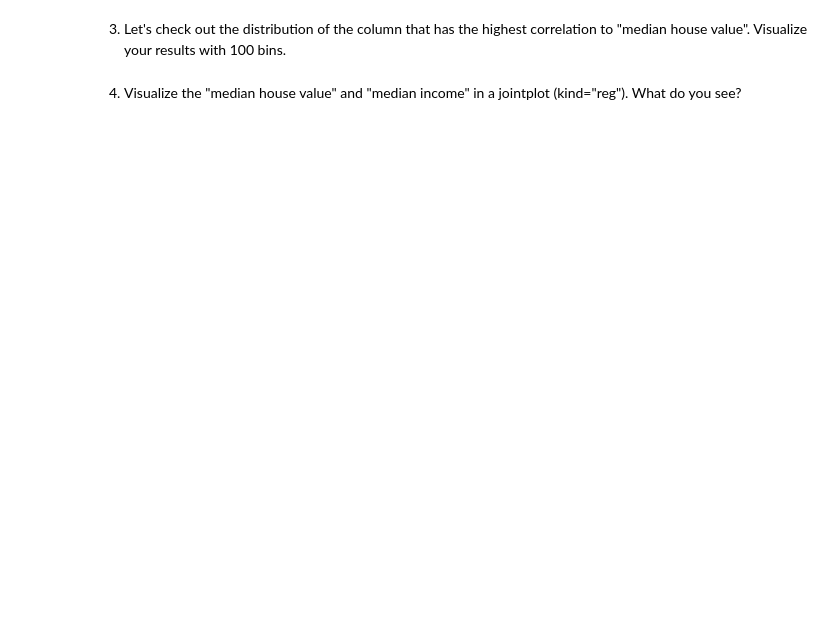
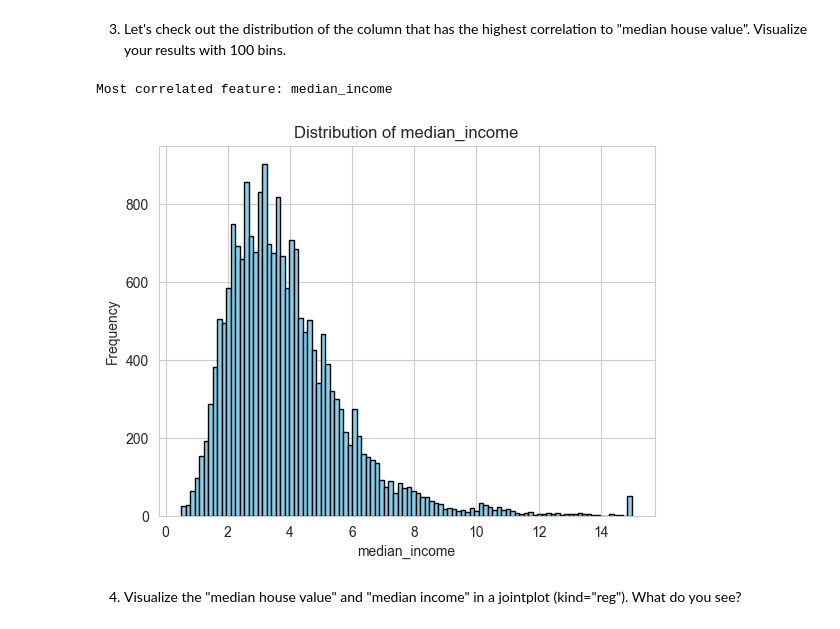
Before and after one commit to s11khushboo/lab-ml-and-linear-regression, a Jupyter notebook: your-code/main.ipynb, the cells around one changed output. Cells and saved outputs as stored; diff of their text form; code cells hidden in the pictures; blank space fills up the shorter version.

```diff
--- a/your-code/main.ipynb
+++ b/your-code/main.ipynb
@@ -42,2 +143,5 @@ Make histograms of all your numeric columns in order to get a good understanding
 # %% [markdown]
 2. Check out what variables correlates the most with "median house value"
+# %%
+corr_house_val = df.corr(numeric_only=True)['median_house_value'].sort_values(ascending=False)
+print(corr_house_val)
@@ -44,4 +162,15 @@ Make histograms of all your numeric columns in order to get a good understanding
 # %% [markdown]
 3. Let's check out the distribution of the column that has the highest correlation to "median house value". Visualize your results with 100 bins.
+# %%
+top_feature = corr_house_val.index[1]  # index[0] is usually 'median_house_value' itself
+print("Most correlated feature:", top_feature)
+plt.hist(df[top_feature], bins=100, color='skyblue', edgecolor='black')
+plt.title(f'Distribution of {top_feature}')
+plt.xlabel(top_feature)
+plt.ylabel('Frequency')
+plt.show()
+# %% [output]
+Most correlated feature: median_income
+[figure, added]
 # %% [markdown]
 4. Visualize the "median house value" and "median income" in a jointplot (kind="reg"). What do you see?
```
Also changed, not shown: parts of 51 cells of this notebook.
